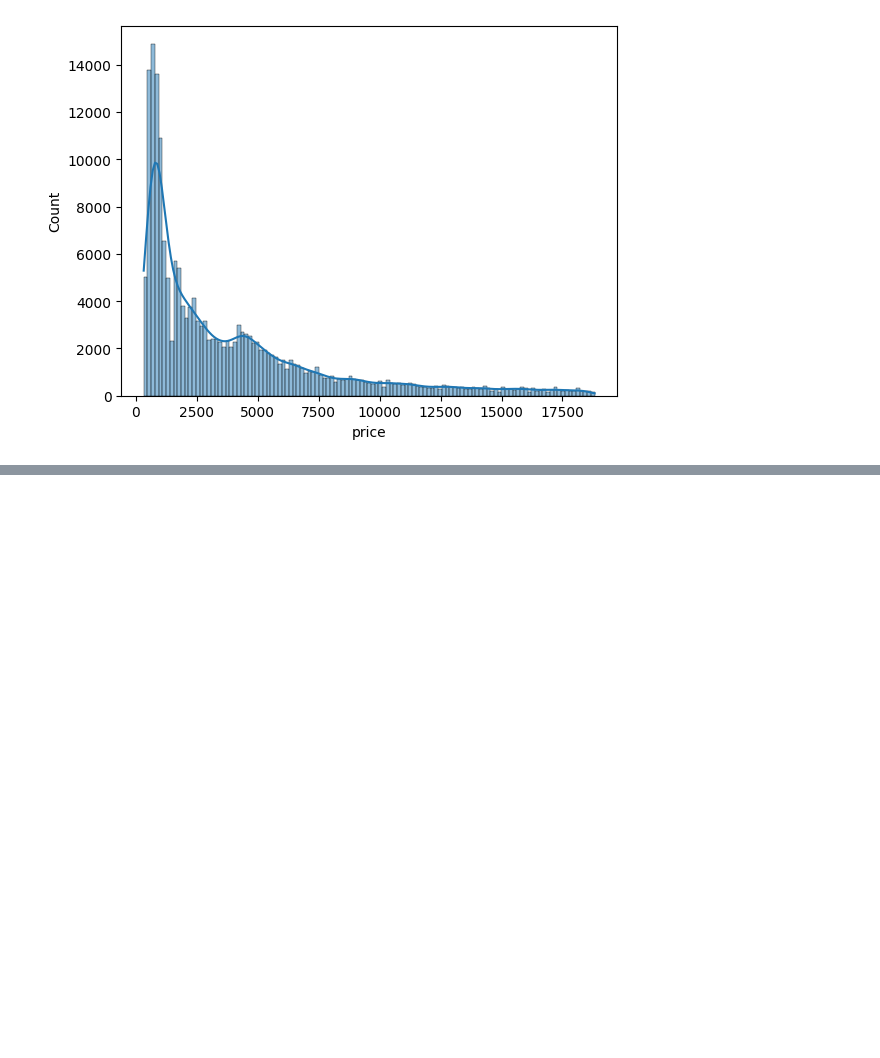
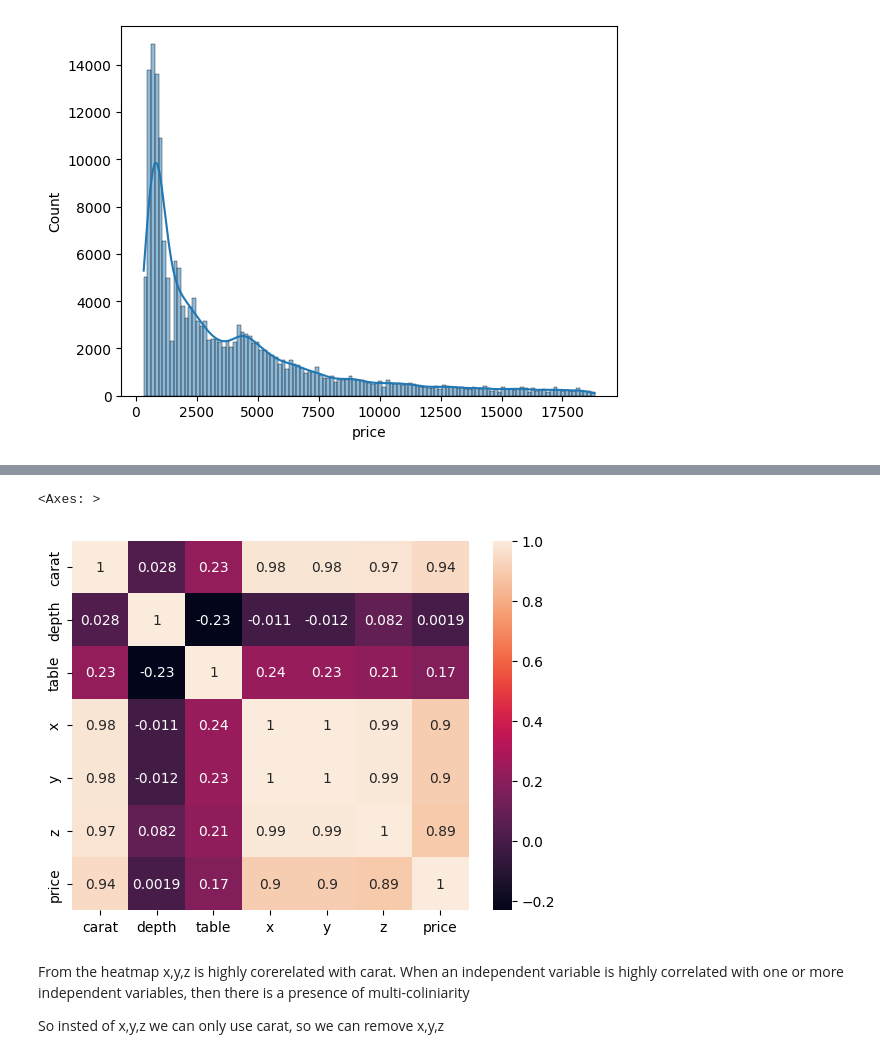
Before and after one commit to Abishek0710/ML-Regressor, a Jupyter notebook: notebooks/EDA.ipynb, the cells around one changed output, grey strips where cells are left out. Cells and saved outputs as stored; diff of their text form; code cells hidden in the pictures; blank space fills up the shorter version.

```diff
--- a/notebooks/EDA.ipynb
+++ b/notebooks/EDA.ipynb
@@ -207,0 +178,10 @@ ValueError: could not convert string to float: 'Premium'
+# %%
+sns.heatmap(df.corr(numeric_only=True),annot=True) #annot gives the value for correlation
+# %% [output]
+<Axes: >
+[figure, added]
+# %% [markdown]
+From the heatmap x,y,z is highly corerelated with carat.
+When an independent variable is highly correlated with one or more independent variables, then there is a presence of multi-coliniarity
+
+So insted of x,y,z we can only use carat, so we can remove x,y,z
```
Also changed, not shown: parts of 21 cells of this notebook.
